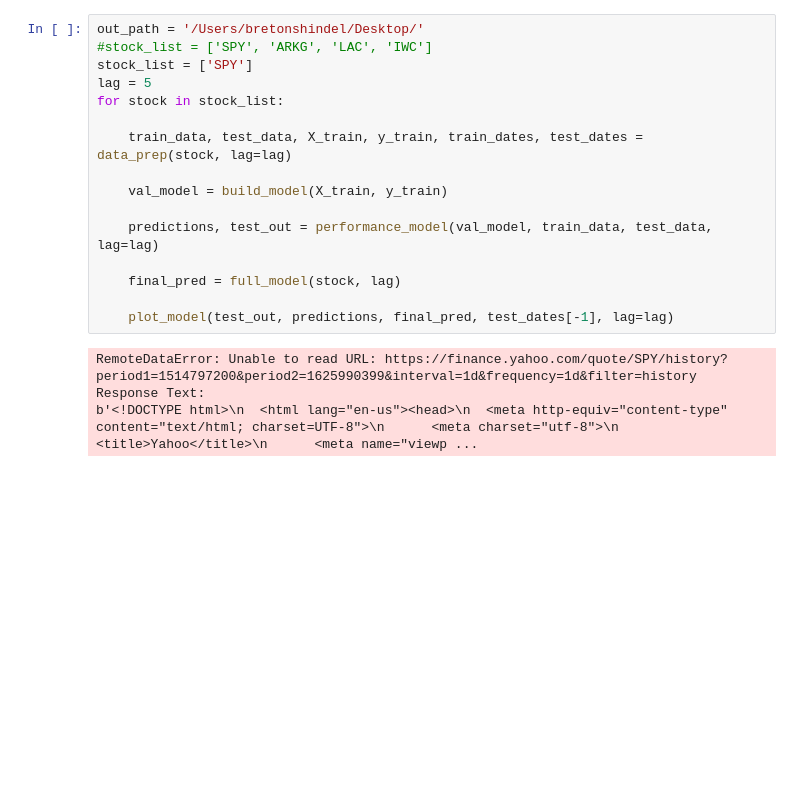
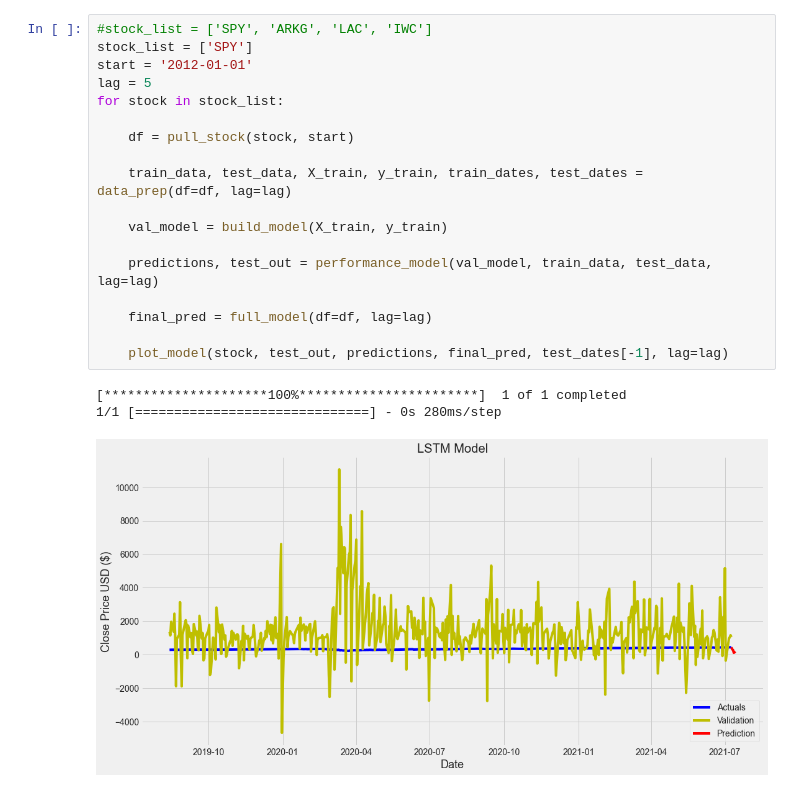
Before and after one commit to bretonshindel/etf_predictions, a Jupyter notebook: multivariate_lstm.ipynb, the cells around one changed output. Saved outputs shown, nothing was run; the diff lists cells and outputs as text; blank space fills up the shorter version.

```diff
--- a/multivariate_lstm.ipynb
+++ b/multivariate_lstm.ipynb
@@ -205,21 +218,23 @@ def plot_model(test_out, predictions, final_pred, curr_dt, lag):
     plt.show();
 # %%
-out_path = '/Users/bretonshindel/Desktop/'
 #stock_list = ['SPY', 'ARKG', 'LAC', 'IWC']
 stock_list = ['SPY']
+start = '2012-01-01'
 lag = 5
 for stock in stock_list:
 
-    train_data, test_data, X_train, y_train, train_dates, test_dates = data_prep(stock, lag=lag)
+    df = pull_stock(stock, start)
+
+    train_data, test_data, X_train, y_train, train_dates, test_dates = data_prep(df=df, lag=lag)
 
     val_model = build_model(X_train, y_train)
 
     predictions, test_out = performance_model(val_model, train_data, test_data, lag=lag)
 
-    final_pred = full_model(stock, lag)
+    final_pred = full_model(df=df, lag=lag)
 
-    plot_model(test_out, predictions, final_pred, test_dates[-1], lag=lag)
+    plot_model(stock, test_out, predictions, final_pred, test_dates[-1], lag=lag)
 # %% [output]
-RemoteDataError: Unable to read URL: https://finance.yahoo.com/quote/SPY/history?period1=1514797200&period2=1625990399&interval=1d&frequency=1d&filter=history
-Response Text:
-b'<!DOCTYPE html>\n  <html lang="en-us"><head>\n  <meta http-equiv="content-type" content="text/html; charset=UTF-8">\n      <meta charset="utf-8">\n      <title>Yahoo</title>\n      <meta name="viewp ...
+[*********************100%***********************]  1 of 1 completed
+1/1 [==============================] - 0s 280ms/step
+[figure, added]
```
Also changed, not shown: parts of 5 cells of this notebook, 1 other file.
